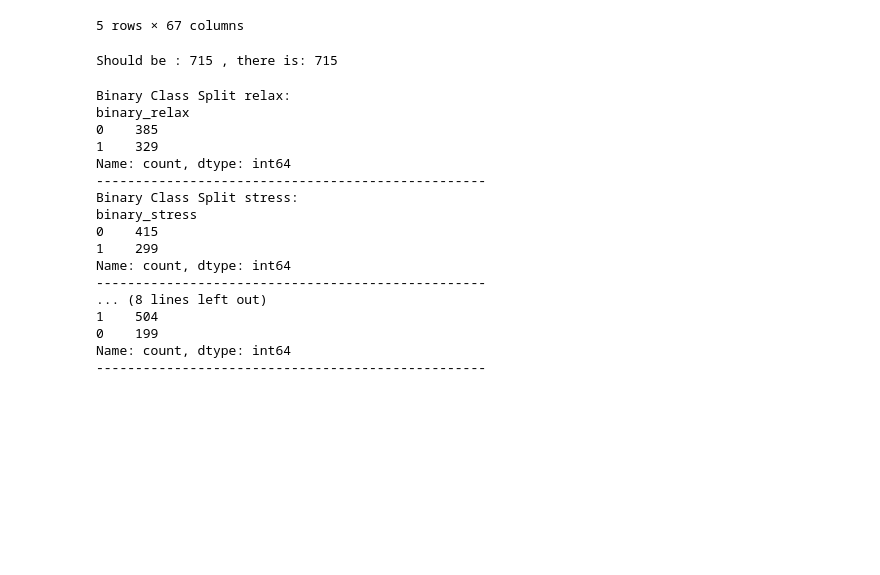
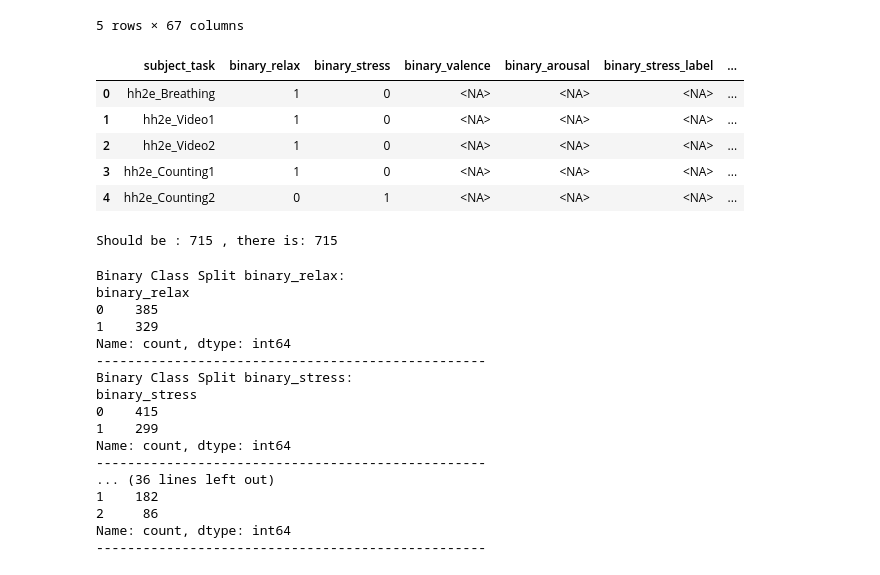
Before and after one commit to raz0208/Stress-Detection-by-Multimodal-Dataset, a Jupyter notebook: labels_prep.ipynb, the cells around one changed output. Saved outputs shown, nothing was run; the diff lists cells and outputs as text; code cells hidden in the pictures; blank space fills up the shorter version.

Commit message:
StressID: lablel prepration on self_assessments.csv {3}

```diff
--- a/labels_prep.ipynb
+++ b/labels_prep.ipynb
@@ -94,59 +181,79 @@ df.head()
 5 rows × 67 columns
 # %%
 rows = []
-for subject in df.columns[:-2]: # exclude columns __task and __measure
+for subject in df.columns[:-2]:  # exclude columns __task/__measure
     for task in df["__task"].unique():
         sub_df = df[df["__task"] == task]
 
-        relax_val = sub_df.loc[sub_df["__measure"] == "relax", subject]
-        stress_val = sub_df.loc[sub_df["__measure"] == "stress", subject]
-        valence_val = sub_df.loc[sub_df["__measure"] == "valence", subject]
-        arousal_val = sub_df.loc[sub_df["__measure"] == "arousal", subject]
+        def get(measure):
+            s = sub_df.loc[sub_df["__measure"] == measure, subject]
+            return s.iloc[0] if not s.empty else pd.NA
+
+        relax_v = get("relax")
+        stress_v = get("stress")
+        valence_v = get("valence")
+        arousal_v = get("arousal")
 
         rows.append({
             "subject_task": f"{subject}_{task}",
-            "binary_relax": map_to_binary(relax_val.iloc[0]) if not relax_val.empty else pd.NA,
-            "binary_stress": map_to_binary(stress_val.iloc[0]) if not stress_val.empty else pd.NA,
-            "binary_valence": map_to_binary(valence_val.iloc[0]) if not valence_val.empty else pd.NA,
-            "binary_arousal": map_to_binary(arousal_val.iloc[0]) if not arousal_val.empty else pd.NA,
+
+            # Original binary per-dimension columns
+            "binary_relax": map_to_binary(relax_v),
+            "binary_stress": map_to_binary(stress_v),
+            "binary_valence": map_to_binary(valence_v),
+            "binary_arousal": map_to_binary(arousal_v),
+
+            # New multi-signal labels
+            "binary_stress_label": binary_stress_label(valence_v, arousal_v, stress_v, relax_v),
+            "3class_label": label_3class(valence_v, arousal_v, stress_v, relax_v),
+            "3class_label_v2": label_3class_v2(valence_v, arousal_v, stress_v, relax_v),
+            "4class_label": label_4class(valence_v, arousal_v, stress_v, relax_v),
         })
 
 result = pd.DataFrame(rows)
 result.head()
 
 # # save the output
 # result.to_csv("data/binary_labels.csv", index = False)
+# %% [output]
+|  | subject_task | binary_relax | binary_stress | binary_valence | binary_arousal | binary_stress_label | ... |
+| 0 | hh2e_Breathing | 1 | 0 | <NA> | <NA> | <NA> | ... |
+| 1 | hh2e_Video1 | 1 | 0 | <NA> | <NA> | <NA> | ... |
+| 2 | hh2e_Video2 | 1 | 0 | <NA> | <NA> | <NA> | ... |
+| 3 | hh2e_Counting1 | 1 | 0 | <NA> | <NA> | <NA> | ... |
+| 4 | hh2e_Counting2 | 0 | 1 | <NA> | <NA> | <NA> | ... |
 # %%
 print("Should be :", 65*11 , ", there is:", result.shape[0])
 # %% [output]
 Should be : 715 , there is: 715
 # %%
-def class_count(result, metrics):
-    for metric in metrics:
-        print(f"Binary Class Split {metric}:")
-        print(result[f"binary_{metric}"].value_counts())
+def class_count(result, targets):
+    for target in targets:
+        print(f"Binary Class Split {target}:")
+        print(result[f"{target}"].value_counts())
         print("-" *50)
 
 # list of the binary metrics
-metrics  = ["relax", "stress", "valence", "arousal"]
+targets  = result.columns.drop("subject_task")
+# targets
 
 # call the class count function for binary labels
-class_count(result, metrics)
+class_count(result, targets)
 # %% [output]
-Binary Class Split relax:
+Binary Class Split binary_relax:
 binary_relax
 0    385
 1    329
 Name: count, dtype: int64
 --------------------------------------------------
-Binary Class Split stress:
+Binary Class Split binary_stress:
 binary_stress
 0    415
 1    299
 Name: count, dtype: int64
 --------------------------------------------------
-... (8 lines left out)
-1    504
-0    199
+... (36 lines left out)
+1    182
+2     86
 Name: count, dtype: int64
 --------------------------------------------------
```
Also changed, not shown: parts of 4 cells of this notebook.
